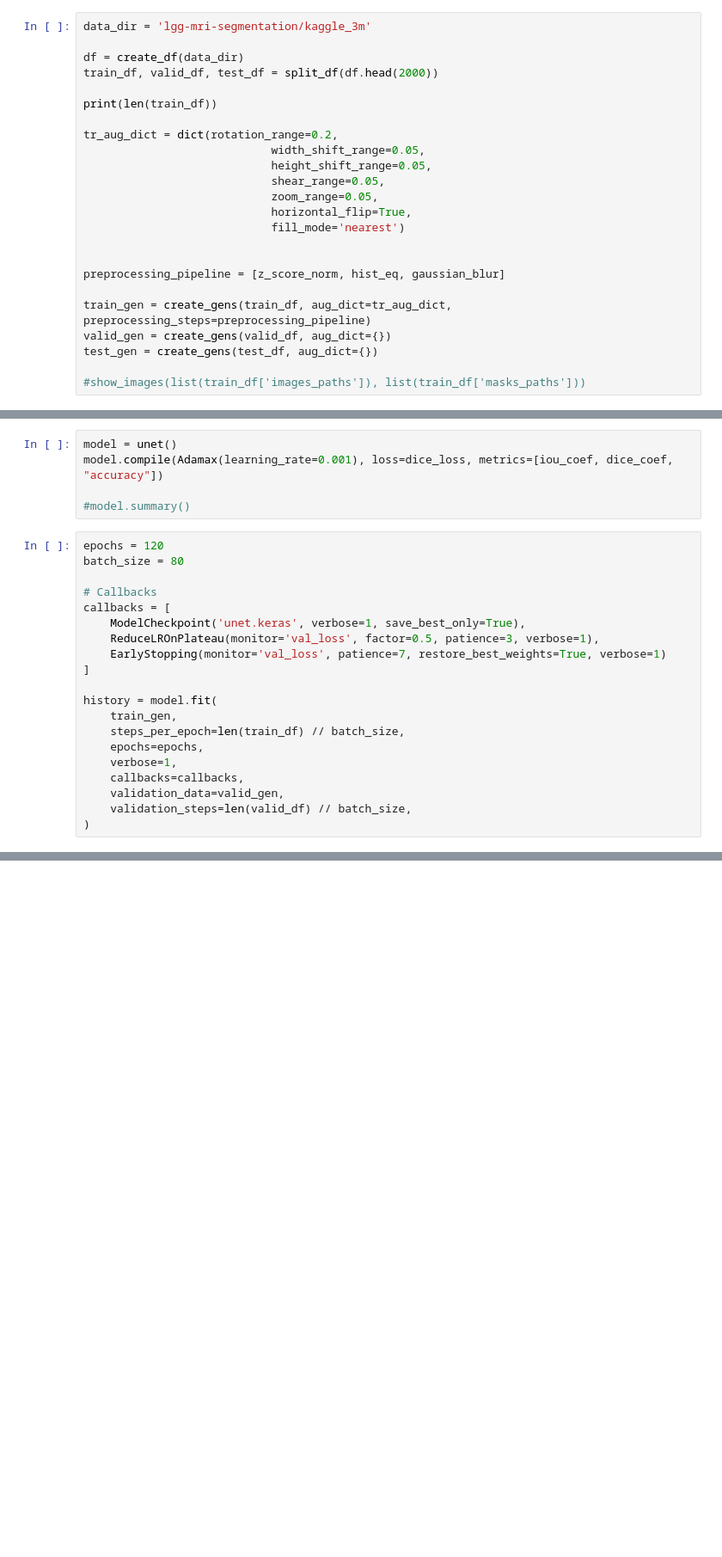
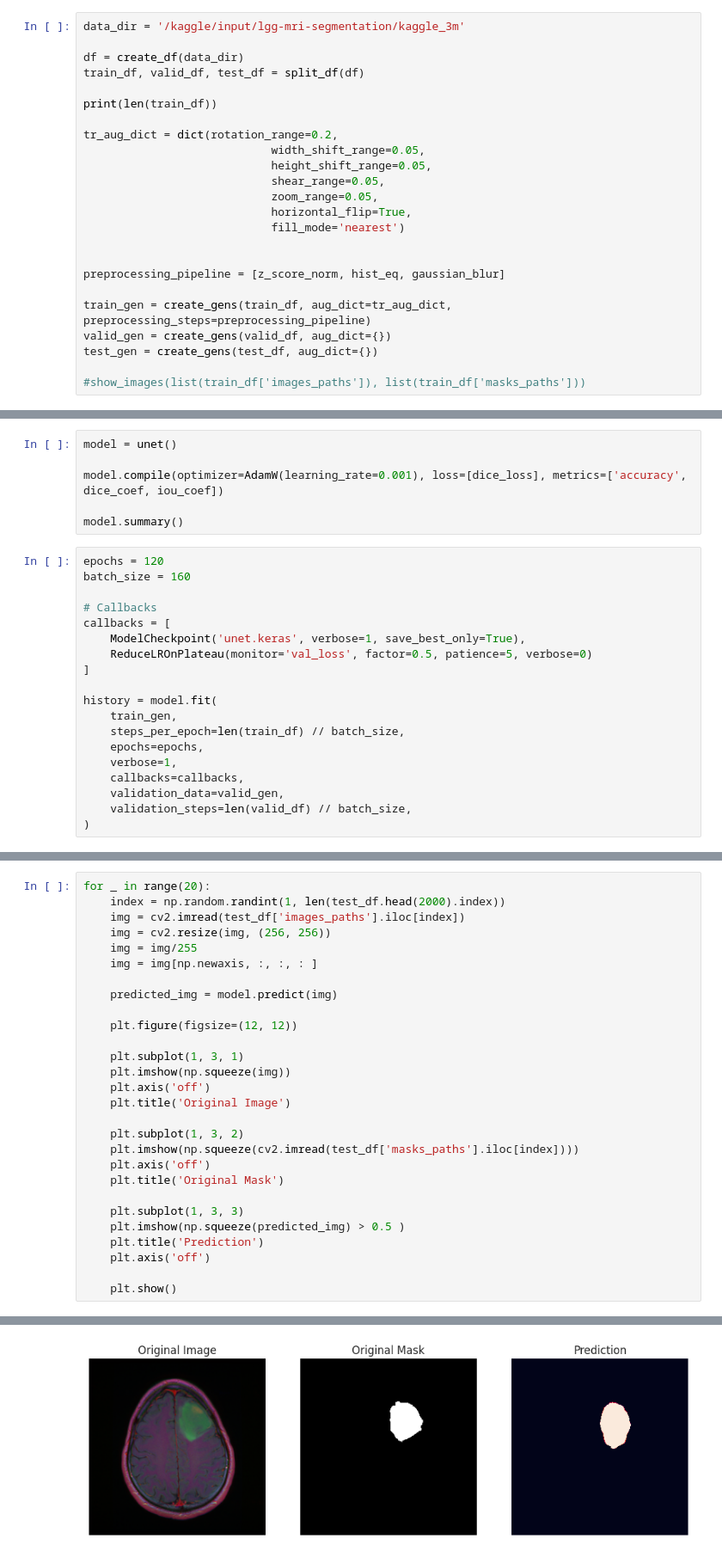
Before and after one commit to r-tiratira/BMEN509-Project, a Jupyter notebook: segmentation.ipynb, the cells around one changed output, grey strips where cells are left out. Shown at 86% size. Saved outputs shown, nothing was run; the diff lists cells and outputs as text; blank space fills up the shorter version.

Commit message:
slight improvements and can see results visually

```diff
--- a/segmentation.ipynb
+++ b/segmentation.ipynb
@@ -207,10 +207,10 @@ def show_images(images, masks):
     plt.tight_layout()
     plt.show()
 # %%
-data_dir = 'lgg-mri-segmentation/kaggle_3m'
+data_dir = '/kaggle/input/lgg-mri-segmentation/kaggle_3m'
 
 df = create_df(data_dir)
-train_df, valid_df, test_df = split_df(df.head(2000))
+train_df, valid_df, test_df = split_df(df)
 
 print(len(train_df))
 
@@ -235,17 +235,17 @@ test_gen = create_gens(test_df, aug_dict={})
 # %%
 model = unet()
-model.compile(Adamax(learning_rate=0.001), loss=dice_loss, metrics=[iou_coef, dice_coef, "accuracy"])
 
-#model.summary()
+model.compile(optimizer=AdamW(learning_rate=0.001), loss=[dice_loss], metrics=['accuracy', dice_coef, iou_coef])
+
+model.summary()
 # %%
 epochs = 120
-batch_size = 80
+batch_size = 160
 
 # Callbacks
 callbacks = [
     ModelCheckpoint('unet.keras', verbose=1, save_best_only=True),
-    ReduceLROnPlateau(monitor='val_loss', factor=0.5, patience=3, verbose=1),
-    EarlyStopping(monitor='val_loss', patience=7, restore_best_weights=True, verbose=1)
+    ReduceLROnPlateau(monitor='val_loss', factor=0.5, patience=5, verbose=0)
 ]
 
 history = model.fit(
@@ -323,0 +324,29 @@ Test Accuracy:  0.10415935516357422
+# %%
+for _ in range(20):
+    index = np.random.randint(1, len(test_df.head(2000).index))
+    img = cv2.imread(test_df['images_paths'].iloc[index])
+    img = cv2.resize(img, (256, 256))
+    img = img/255
+    img = img[np.newaxis, :, :, : ]
+
+    predicted_img = model.predict(img)
+
+    plt.figure(figsize=(12, 12))
+
+    plt.subplot(1, 3, 1)
+    plt.imshow(np.squeeze(img))
+    plt.axis('off')
+    plt.title('Original Image')
+
+    plt.subplot(1, 3, 2)
+    plt.imshow(np.squeeze(cv2.imread(test_df['masks_paths'].iloc[index])))
+    plt.axis('off')
+    plt.title('Original Mask')
+
+    plt.subplot(1, 3, 3)
+    plt.imshow(np.squeeze(predicted_img) > 0.5 )
+    plt.title('Prediction')
+    plt.axis('off')
+
+    plt.show()
+# %% [output]
@@ -323,0 +354 @@ Test Accuracy:  0.10415935516357422
+[figure, added]
```
Also changed, not shown: parts of 6 cells of this notebook.
